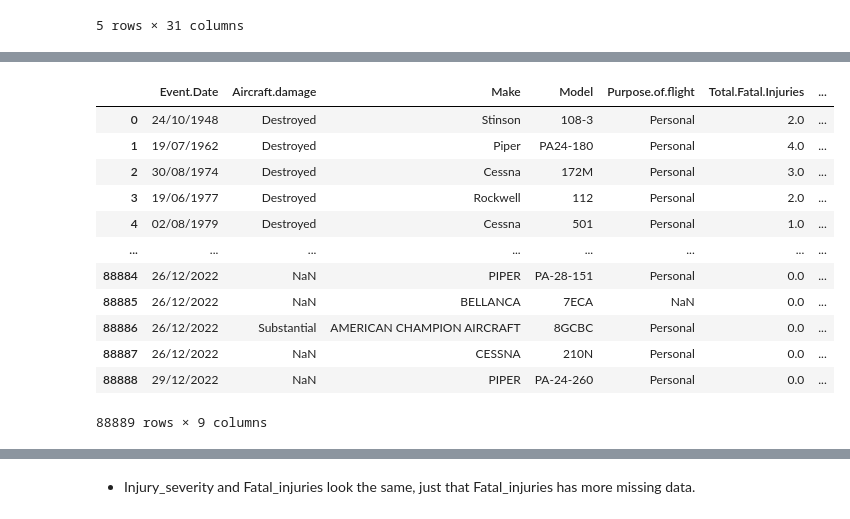
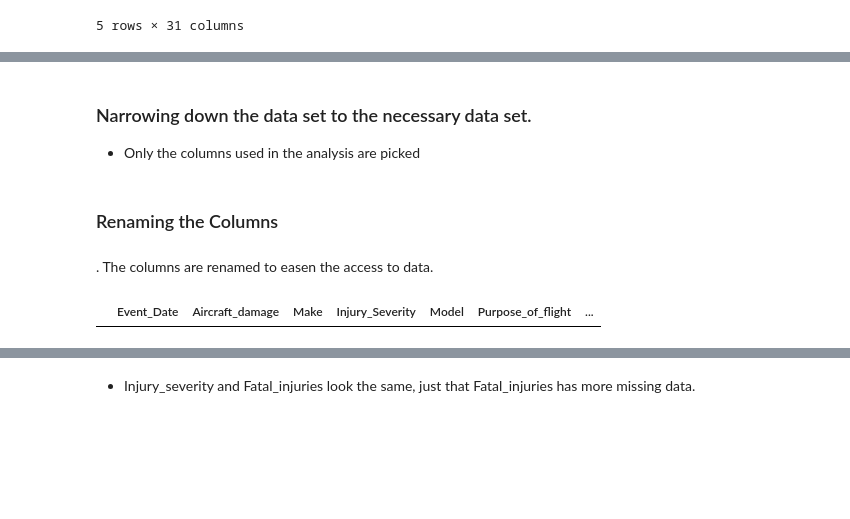
Before and after one commit to Baraka-Wambua/Phase-one-project, a Jupyter notebook: Untitled.ipynb, the cells around one changed output, grey strips where cells are left out. Saved outputs shown, nothing was run; the diff lists cells and outputs as text; code cells hidden in the pictures; blank space fills up the shorter version.

```diff
--- a/Untitled.ipynb
+++ b/Untitled.ipynb
@@ -69,22 +72,20 @@ Data columns (total 31 columns):
  30  Publication.Date        75118 non-null  object
 dtypes: float64(5), object(26)
 memory usage: 21.0+ MB
+# %% [markdown]
+### Narrowing down the data set to the necessary data set.
+* Only the columns used in the analysis are picked
 # %%
-df=df[['Event.Date','Aircraft.damage','Make','Model','Purpose.of.flight'
-       ,'Total.Fatal.Injuries','Total.Serious.Injuries','Total.Minor.Injuries','Total.Uninjured']]
+# Make a dataframe with the relevant columns.
+df=df[['Event.Date','Aircraft.damage','Make','Injury.Severity','Model','Purpose.of.flight'
+       ,'Total.Fatal.Injuries','Total.Serious.Injuries','Total.Minor.Injuries','Total.Uninjured','Number.of.Engines','Engine.Type']]
+# %% [markdown]
+### Renaming the Columns
+# %% [markdown]
+. The columns are renamed to easen the access to data.
+# %%
+df=df.rename(columns=lambda name: name.replace('.','_'))
 # %%
-df
+df.head(0)
 # %% [output]
-|  | Event.Date | Aircraft.damage | Make | Model | Purpose.of.flight | Total.Fatal.Injuries | ... |
-| 0 | 24/10/1948 | Destroyed | Stinson | 108-3 | Personal | 2.0 | ... |
-| 1 | 19/07/1962 | Destroyed | Piper | PA24-180 | Personal | 4.0 | ... |
-| 2 | 30/08/1974 | Destroyed | Cessna | 172M | Personal | 3.0 | ... |
-| 3 | 19/06/1977 | Destroyed | Rockwell | 112 | Personal | 2.0 | ... |
-| 4 | 02/08/1979 | Destroyed | Cessna | 501 | Personal | 1.0 | ... |
-| ... | ... | ... | ... | ... | ... | ... | ... |
-| 88884 | 26/12/2022 | NaN | PIPER | PA-28-151 | Personal | 0.0 | ... |
-| 88885 | 26/12/2022 | NaN | BELLANCA | 7ECA | NaN | 0.0 | ... |
-| 88886 | 26/12/2022 | Substantial | AMERICAN CHAMPION AIRCRAFT | 8GCBC | Personal | 0.0 | ... |
-| 88887 | 26/12/2022 | NaN | CESSNA | 210N | Personal | 0.0 | ... |
-| 88888 | 29/12/2022 | NaN | PIPER | PA-24-260 | Personal | 0.0 | ... |
+|  | Event_Date | Aircraft_damage | Make | Injury_Severity | Model | Purpose_of_flight | ... |
-88889 rows × 9 columns
```
Also changed, not shown: parts of 82 cells of this notebook.
